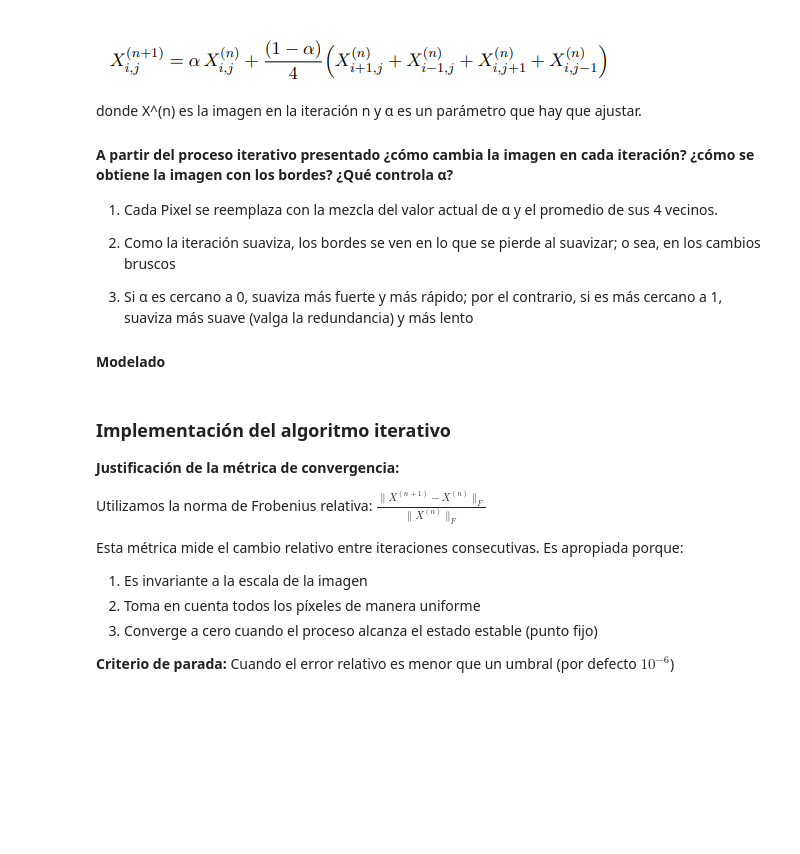
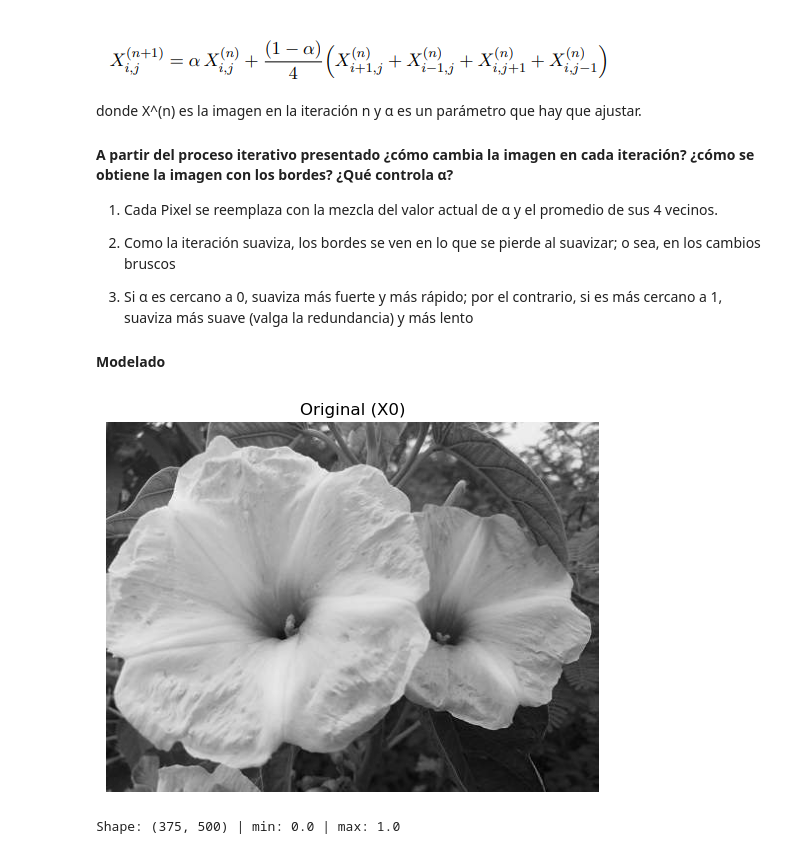
Before and after one commit to ManuCarov/Examen1--MatApl, a Jupyter notebook: Examen1- MatApl-Acosta-Caro-Velasquez.ipynb, the cells around one changed output. Saved outputs shown, nothing was run; the diff lists cells and outputs as text; code cells hidden in the pictures; blank space fills up the shorter version.

Commit message:
Tercer punto completado

```diff
--- a/Examen1- MatApl-Acosta-Caro-Velasquez.ipynb
+++ b/Examen1- MatApl-Acosta-Caro-Velasquez.ipynb
@@ -488,28 +475,27 @@ def load_grayscale_image(path):
 # %%
-def iteracion_suavizado(X, alpha):
+def load_any_image_as_grayscale(path, normalize=True):
     """
-    Aplica una iteración del algoritmo de suavizado.
-    X_{i,j}^(n+1) = alpha * X_{i,j}^(n) + (1-alpha)/4 * (vecinos)
+    Acepta cualquier imagen (RGB, RGBA, etc.), la convierte a escala de grises.
+    Devuelve una matriz 2D float64.
+    """
+    img = Image.open(path).convert("L")  # fuerza escala de grises
+    X = np.array(img, dtype=np.float64)
+    if normalize:
+        X = X / 255.0  # [0,1] para estabilidad
+    return X
 
-    Usa operaciones vectorizadas de NumPy para evitar bucles for.
-    """
-    # Crear una copia de X para la nueva iteración
-    X_new = alpha * X.copy()
+# --- USO ---
+path = "Image1.jpg"   # <-- cambia esto
+X0 = load_any_image_as_grayscale(path)
 
-    # Obtener dimensiones
-    m, n = X.shape
+plt.figure()
+plt.imshow(X0, cmap="gray")
+plt.title("Original (X0)")
+plt.axis("off")
+plt.show()
 
-    # Sumar contribuciones de los 4 vecinos usando slicing de NumPy
-    factor = (1 - alpha) / 4
-
-    # Vecino superior (i-1, j)
-    X_new[1:, :] += factor * X[:-1, :]
-    # Vecino inferior (i+1, j)
-    X_new[:-1, :] += factor * X[1:, :]
-    # Vecino izquierdo (i, j-1)
-    X_new[:, 1:] += factor * X[:, :-1]
-    # Vecino derecho (i, j+1)
-    X_new[:, :-1] += factor * X[:, 1:]
-
-    return X_new
+print("Shape:", X0.shape, "| min:", X0.min(), "| max:", X0.max())
+# %% [output]
+[figure, added]
+Shape: (375, 500) | min: 0.0 | max: 1.0
 # %%
@@ -559,14 +544 @@ def detectar_bordes(X_original, X_suavizada):
-# %% [markdown]
-### Implementación del algoritmo iterativo
-
-**Justificación de la métrica de convergencia:**
-
-Utilizamos la norma de Frobenius relativa: $\frac{\|X^{(n+1)} - X^{(n)}\|_F}{\|X^{(n)}\|_F}$
-
-Esta métrica mide el cambio relativo entre iteraciones consecutivas. Es apropiada porque:
-1. Es invariante a la escala de la imagen
-2. Toma en cuenta todos los píxeles de manera uniforme
-3. Converge a cero cuando el proceso alcanza el estado estable (punto fijo)
-
-**Criterio de parada:** Cuando el error relativo es menor que un umbral (por defecto $10^{-6}$)
 # %%
```
Also changed, not shown: parts of 18 cells of this notebook, 2 other files.
